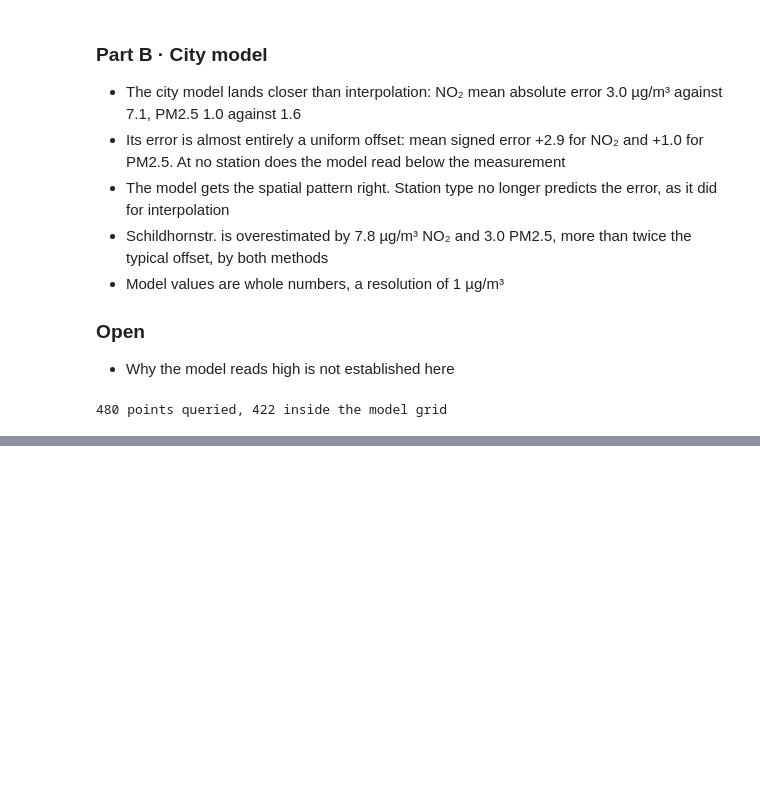
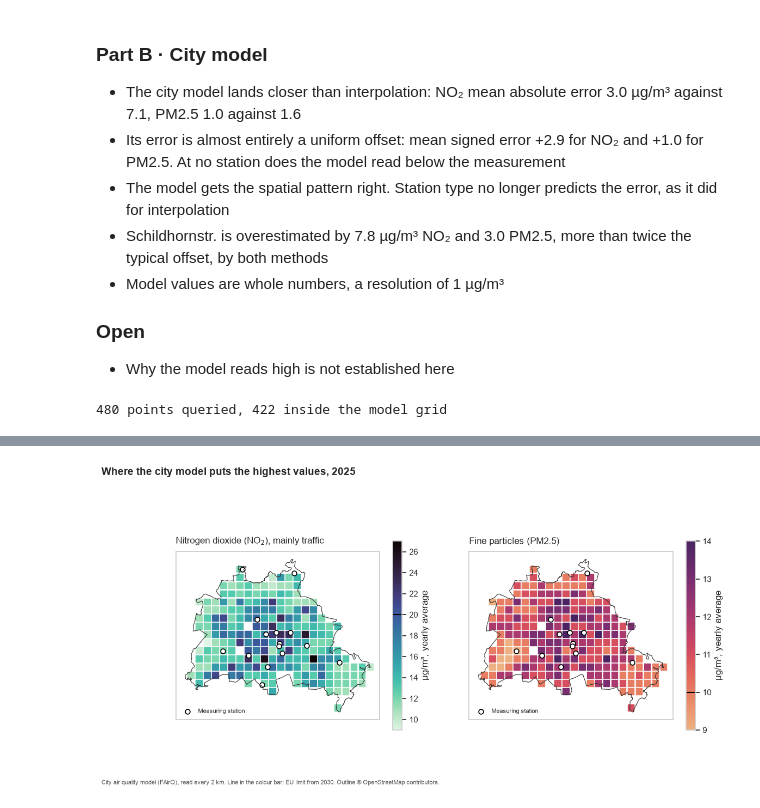
Before and after one commit to petrakuhnle/Air_Quality_Project, a Jupyter notebook: notebooks/04_spatial.ipynb, the cells around one changed output, grey strips where cells are left out. Saved outputs shown, nothing was run; the diff lists cells and outputs as text; code cells hidden in the pictures; blank space fills up the shorter version.

Commit message:
04: complete findings, decisions and open questions

```diff
--- a/notebooks/04_spatial.ipynb
+++ b/notebooks/04_spatial.ipynb
@@ -421,0 +524,42 @@ print(len(lats) * len(lngs), "points queried,", len(grid), "inside the model gri
+# %%
+# Where the model puts the highest values, with the measuring stations on top.
+# Each square is one sample point standing for 2 x 2 km. The line in the
+# colour bar marks the EU limit from 2030.
+pts_in = pd.DataFrame([
+    {"lat": float(k.split(",")[0]), "lng": float(k.split(",")[1]), **v}
+    for (k, v), i in zip(sample.items(), inside) if i
+]).dropna()
+
+fig, axes = plt.subplots(1, 2, figsize=(13, 6))
+
+for ax, core in zip(axes, ["no2", "pm2"]):
+    sc = ax.scatter(pts_in["lng"], pts_in["lat"], c=pts_in[core], cmap=CMAP[core],
+                    marker="s", s=70)
+    for part in parts:
+        ring = np.array(part[0])
+        ax.plot(ring[:, 0], ring[:, 1], color="#333333", lw=0.8)
+
+    has = st.index.isin(ann.loc[ann["core"] == core, "station"])
+    ax.scatter(st.loc[has, "lng"], st.loc[has, "lat"], s=40,
+               facecolor="white", edgecolor="black", lw=1.2, label="Measuring station")
+
+    cb = fig.colorbar(sc, ax=ax, shrink=0.75, label="µg/m³, yearly average")
+    cb.ax.axhline(LIMIT[core], color="black", lw=1.5)
+
+    ax.set_aspect(1 / np.cos(np.radians(52.5)))       # keeps Berlin's true shape
+    ax.set_xticks([])
+    ax.set_yticks([])
+    ax.set_title(PLAIN[core], loc="left", pad=10)
+    ax.legend(loc="lower left", fontsize=8, frameon=False)
+
+fig.suptitle("Where the city model puts the highest values, 2025",
+             x=0.02, ha="left", fontsize=14, fontweight="bold")
+fig.text(0.02, 0.01,
+         "City air quality model (FAirQ), read every 2 km. Line in the colour bar: EU limit from 2030. "
+         "Outline © OpenStreetMap contributors.",
+         fontsize=8, color="#555555")
+
+plt.subplots_adjust(top=0.85, bottom=0.08, wspace=0.15)
+plt.savefig(ROOT / "figures" / "04_model_map.png", dpi=150, pad_inches=0.3)
+# %% [output]
+[figure, added]
```
Also changed, not shown: parts of 4 cells of this notebook.
